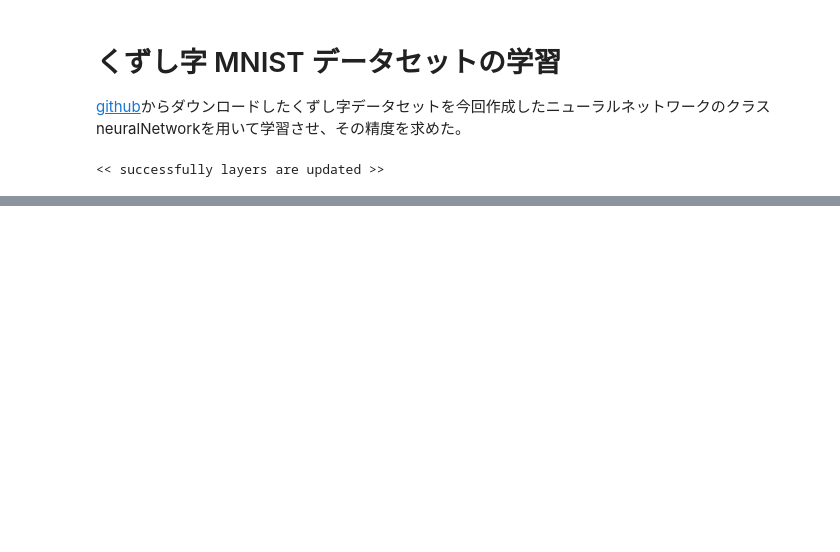
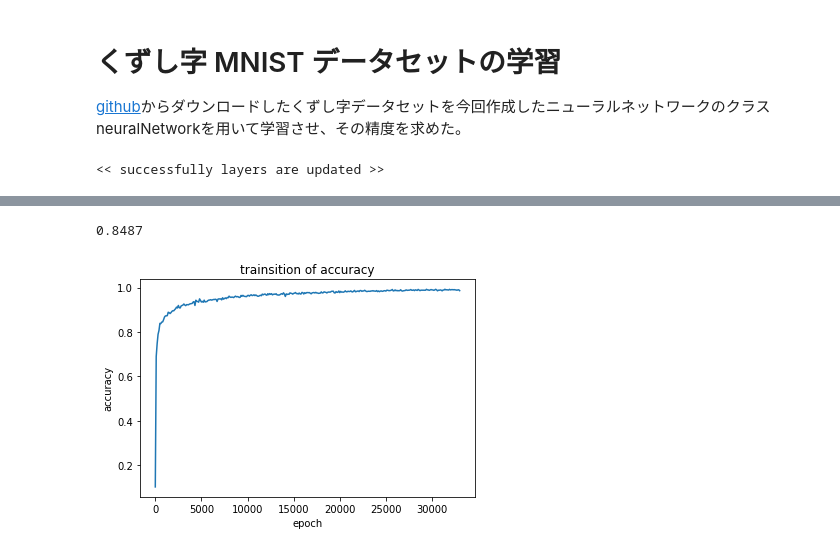
Before and after one commit to krocky-cooky/RobotIntelligense, a Jupyter notebook: kuzushiji.ipynb, the cells around one changed output, grey strips where cells are left out. Saved outputs shown, nothing was run; the diff lists cells and outputs as text; code cells hidden in the pictures; blank space fills up the shorter version.

```diff
--- a/kuzushiji.ipynb
+++ b/kuzushiji.ipynb
@@ -56,0 +87,16 @@ test accuracy : 0.9178
+# %%
+smallnet.accuracy(x_test,t_test)
+# %% [output]
+0.8487
+# %%
+fig = plt.figure()
+ax = fig.add_subplot(111)
+len_acc = len(net.acc_list)
+t = np.linspace(1,net.epoch,len_acc)
+ax.plot(t,net.acc_list,label = 'train set accuracy')
+ax.set_ylabel('accuracy')
+ax.set_xlabel('epoch')
+plt.title('trainsition of accuracy')
+plt.show()
+# %% [output]
+[figure, added]
```
Also changed, not shown: parts of 4 cells of this notebook, 3 other files.
